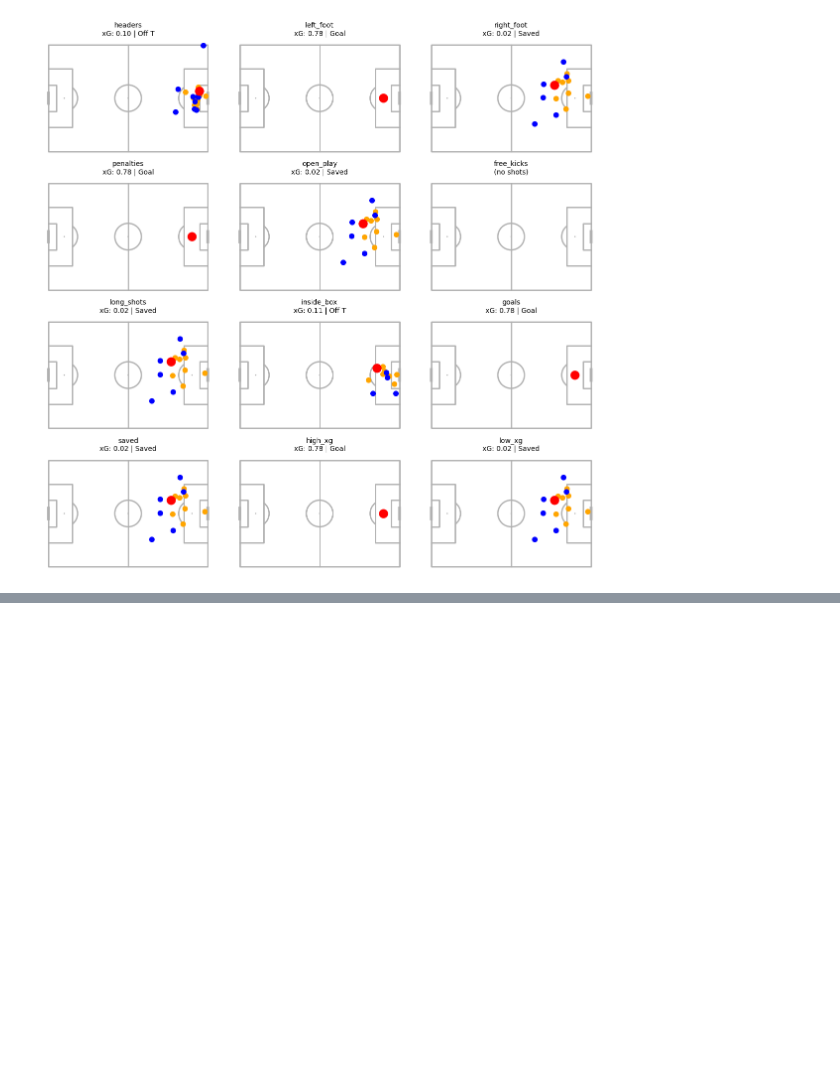
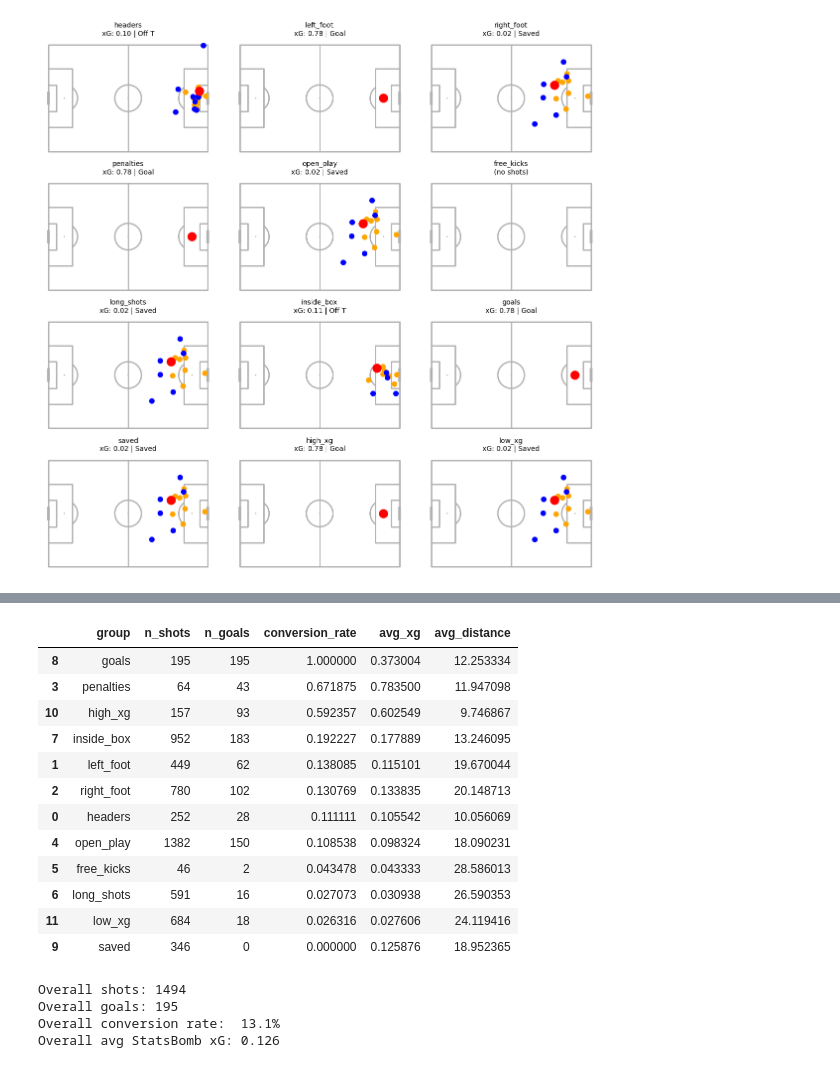
Before and after one commit to chidianagu/xg-model, a Jupyter notebook: notebooks/01_data_exploration.ipynb, the cells around one changed output, grey strips where cells are left out. Saved outputs shown, nothing was run; the diff lists cells and outputs as text; code cells hidden in the pictures; blank space fills up the shorter version.

Commit message:
Scale up shot data to full WC2022 dataset (64 matches, 1494 shots)

```diff
--- a/notebooks/01_data_exploration.ipynb
+++ b/notebooks/01_data_exploration.ipynb
@@ -391,0 +394,5 @@ plt.show()
+# %%
+# Getting the full match list for World Cup 2022
+matches = sb.matches(competition_id=comp_id, season_id=season_id)
+print(f"Total matches: {len(matches)}")
+match_ids = matches['match_id'].tolist()
@@ -391,0 +445,16 @@ plt.show()
+# %%
+# Adding context to each shot
+shots = shots.merge(
+    matches[['match_id', 'home_team', 'away_team', 'competition_stage']],
+    on='match_id',
+    how='left'
+)
+# %%
+shots['x'] = shots['location'].apply(lambda l: l[0])
+shots['y'] = shots['location'].apply(lambda l: l[1])
+shots['distance_to_goal'] = np.sqrt((120 - shots['x'])**2 + (40 - shots['y'])**2)
+
+shot_groups  = {name: f(shots) for name, f in shot_filters.items()}
+
+for name, group in shot_groups.items():
+    print(f"{name:12} {len(group):4} shots")
@@ -391,0 +474,41 @@ plt.show()
+# %%
+# Summary table
+
+summary = pd.DataFrame([
+    {
+        'group': name,
+        'n_shots': len(group),
+        'n_goals': (group['shot_outcome'] == 'Goal').sum(),
+        'conversion_rate': (group['shot_outcome'] == 'Goal').mean(),
+        'avg_xg': group['shot_statsbomb_xg'].mean(),
+        'avg_distance': group['distance_to_goal'].mean(),
+    }
+    for name, group in shot_groups.items()
+])
+
+summary.sort_values('conversion_rate', ascending=False)
+# %% [output]
+|  | group | n_shots | n_goals | conversion_rate | avg_xg | avg_distance |
+| 8 | goals | 195 | 195 | 1.000000 | 0.373004 | 12.253334 |
+| 3 | penalties | 64 | 43 | 0.671875 | 0.783500 | 11.947098 |
+| 10 | high_xg | 157 | 93 | 0.592357 | 0.602549 | 9.746867 |
+| 7 | inside_box | 952 | 183 | 0.192227 | 0.177889 | 13.246095 |
+| 1 | left_foot | 449 | 62 | 0.138085 | 0.115101 | 19.670044 |
+| 2 | right_foot | 780 | 102 | 0.130769 | 0.133835 | 20.148713 |
+| 0 | headers | 252 | 28 | 0.111111 | 0.105542 | 10.056069 |
+| 4 | open_play | 1382 | 150 | 0.108538 | 0.098324 | 18.090231 |
+| 5 | free_kicks | 46 | 2 | 0.043478 | 0.043333 | 28.586013 |
+| 6 | long_shots | 591 | 16 | 0.027073 | 0.030938 | 26.590353 |
+| 11 | low_xg | 684 | 18 | 0.026316 | 0.027606 | 24.119416 |
+| 9 | saved | 346 | 0 | 0.000000 | 0.125876 | 18.952365 |
+# %%
+# Sanity check
+print(f"Overall shots: {len(shots)}")
+print(f"Overall goals: {(shots['shot_outcome'] == 'Goal').sum()}")
+print(f"Overall conversion rate: {(shots['shot_outcome'] == 'Goal').mean(): .1%}")
+print(f"Overall avg StatsBomb xG: {shots['shot_statsbomb_xg'].mean():.3f}")
+# %% [output]
+Overall shots: 1494
+Overall goals: 195
+Overall conversion rate:  13.1%
+Overall avg StatsBomb xG: 0.126
```
Also changed, not shown: parts of 11 cells of this notebook.
